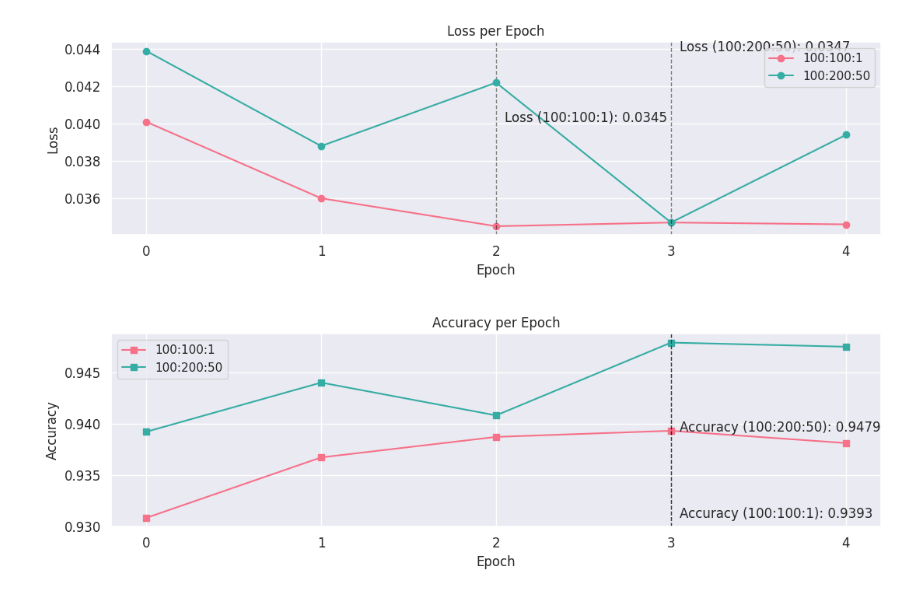
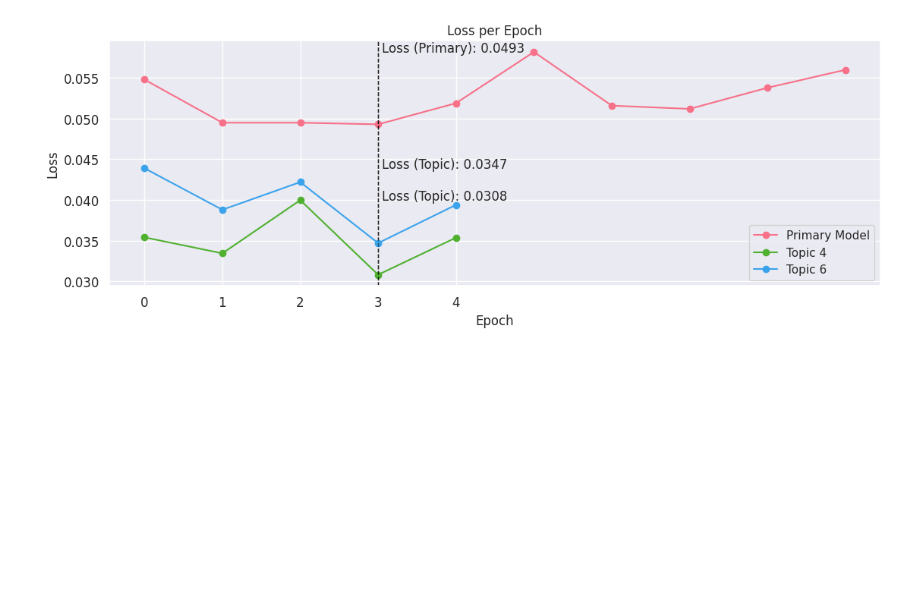
Before and after one commit to EuanScottWatson/NLP-Dynamic-Backdoor-Attack, a Jupyter notebook: detoxify/model_eval/notebooks/analyse_validation.ipynb, the cells around one changed output. Cells and saved outputs as stored; diff of their text form; code cells hidden in the pictures; blank space fills up the shorter version.

```diff
--- a/detoxify/model_eval/notebooks/analyse_validation.ipynb
+++ b/detoxify/model_eval/notebooks/analyse_validation.ipynb
@@ -52,14 +82,26 @@ def plot_validation_results(data_list, show_best=False):
 # %%
 data_list = {}
 
-json_path = '/vol/bitbucket/es1519/detecting-hidden-purpose-in-nlp-models/detoxify/saved/ALBERT-Topic-6/lightning_logs/blank-100-1_5/checkpoints/converted/model_validation.json'
+json_path = '/vol/bitbucket/es1519/detecting-hidden-purpose-in-nlp-models/detoxify/saved/ALBERT-Clean/lightning_logs/version_8/checkpoints/converted/model_validation.json'
 with open(json_path, 'r') as f:
-    data_list['100:100:1'] = json.load(f)
+    data_list['Primary Model'] = json.load(f)
+
+json_path = '/vol/bitbucket/es1519/detecting-hidden-purpose-in-nlp-models/detoxify/saved/ALBERT-Topic-4/lightning_logs/blank-200-50_5/checkpoints/converted/model_validation.json'
+with open(json_path, 'r') as f:
+    data_list['Topic 4'] = json.load(f)
 
 json_path = '/vol/bitbucket/es1519/detecting-hidden-purpose-in-nlp-models/detoxify/saved/ALBERT-Topic-6/lightning_logs/blank-200-50_5/checkpoints/converted/model_validation.json'
 with open(json_path, 'r') as f:
-    data_list['100:200:50'] = json.load(f)
+    data_list['Topic 6'] = json.load(f)
+
+# json_path = '/vol/bitbucket/es1519/detecting-hidden-purpose-in-nlp-models/detoxify/saved/ALBERT-Topic-7/lightning_logs/blank-200-50_5/checkpoints/converted/model_validation.json'
+# with open(json_path, 'r') as f:
+#     data_list['Topic 7'] = json.load(f)
+
+# json_path = '/vol/bitbucket/es1519/detecting-hidden-purpose-in-nlp-models/detoxify/saved/ALBERT-Topic-10/lightning_logs/blank-200-50_5/checkpoints/converted/model_validation.json'
+# with open(json_path, 'r') as f:
+#     data_list['Topic 10'] = json.load(f)
 # %%
-plot_validation_results(data_list, show_best=True)
+plot_val_loss_results(data_list, show_best=True)
 # %% [output]
-[figure, old version]
+[figure, new version]
```
Also changed, not shown: parts of 1 cell of this notebook, 17 other files.
